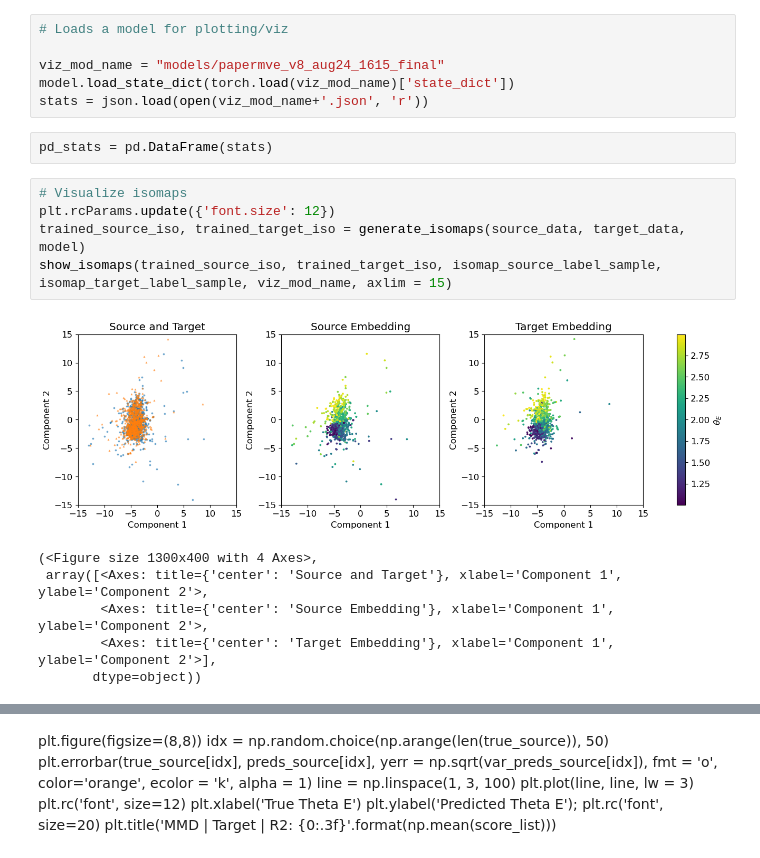
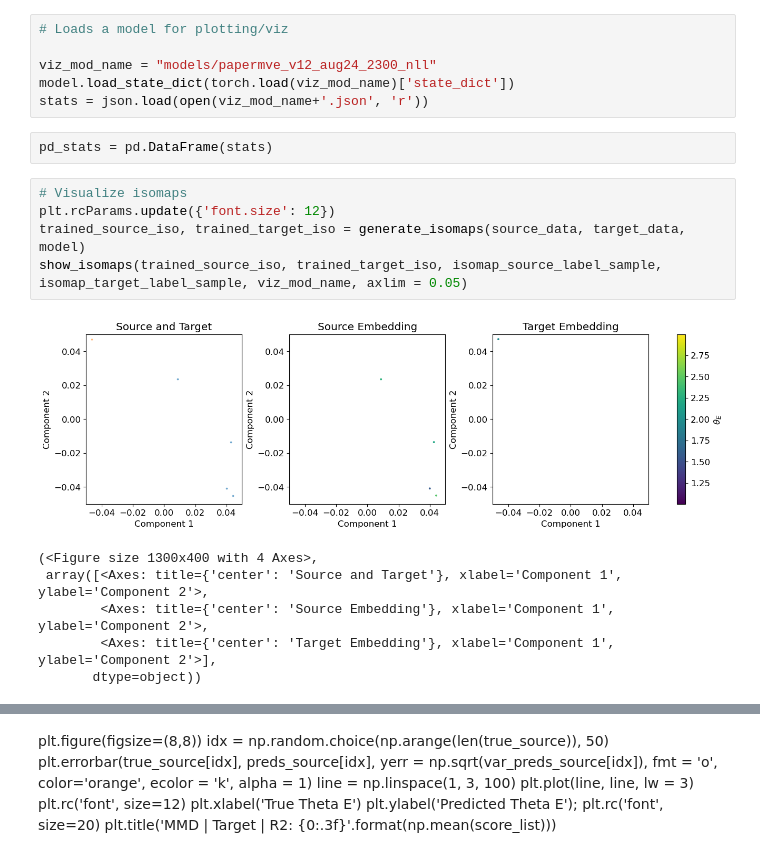
Before and after one commit to deepskies/DomainAdaptiveMVEforLensModeling, a Jupyter notebook: src/training/PaperMVE/VisualizeModel.ipynb, the cells around one changed output, grey strips where cells are left out. Saved outputs shown, nothing was run; the diff lists cells and outputs as text.

```diff
--- a/src/training/PaperMVE/VisualizeModel.ipynb
+++ b/src/training/PaperMVE/VisualizeModel.ipynb
@@ -114,7 +114,7 @@ Estimated Total Size (MB): 0.99
 # %%
 # Loads a model for plotting/viz
 
-viz_mod_name = "models/papermve_v8_aug24_1615_final"
+viz_mod_name = "models/papermve_v12_aug24_2300_nll"
 model.load_state_dict(torch.load(viz_mod_name)['state_dict'])
 stats = json.load(open(viz_mod_name+'.json', 'r'))
 # %%
@@ -122,10 +122,10 @@ pd_stats = pd.DataFrame(stats)
 # %%
 # Visualize isomaps
 plt.rcParams.update({'font.size': 12})
 trained_source_iso, trained_target_iso = generate_isomaps(source_data, target_data, model)
-show_isomaps(trained_source_iso, trained_target_iso, isomap_source_label_sample, isomap_target_label_sample, viz_mod_name, axlim = 15)
+show_isomaps(trained_source_iso, trained_target_iso, isomap_source_label_sample, isomap_target_label_sample, viz_mod_name, axlim = 0.05)
 # %% [output]
-[figure, old version]
+[figure, new version]
 (<Figure size 1300x400 with 4 Axes>,
  array([<Axes: title={'center': 'Source and Target'}, xlabel='Component 1', ylabel='Component 2'>,
         <Axes: title={'center': 'Source Embedding'}, xlabel='Component 1', ylabel='Component 2'>,
```
Also changed, not shown: parts of 17 cells of this notebook, 33 other files.
